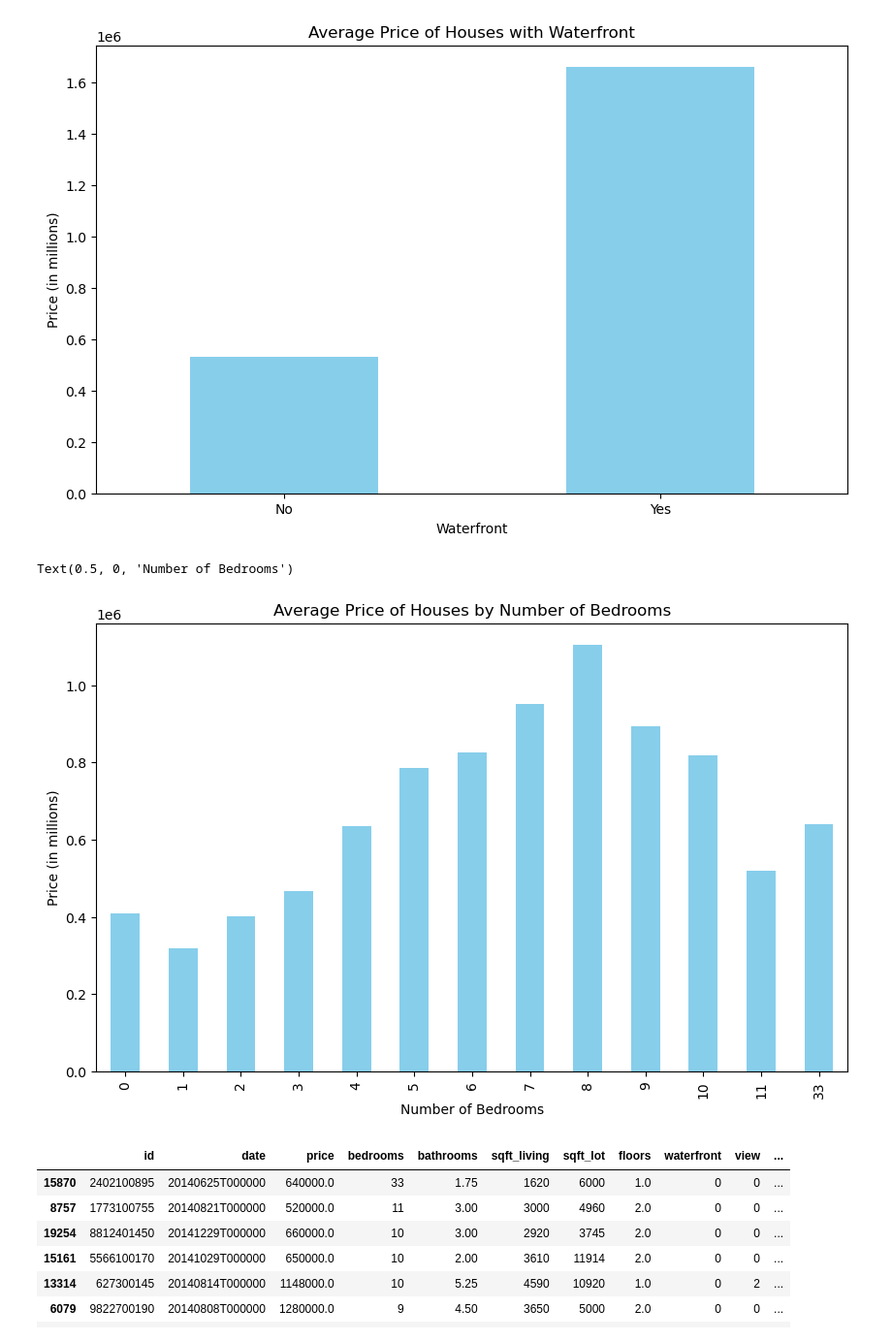
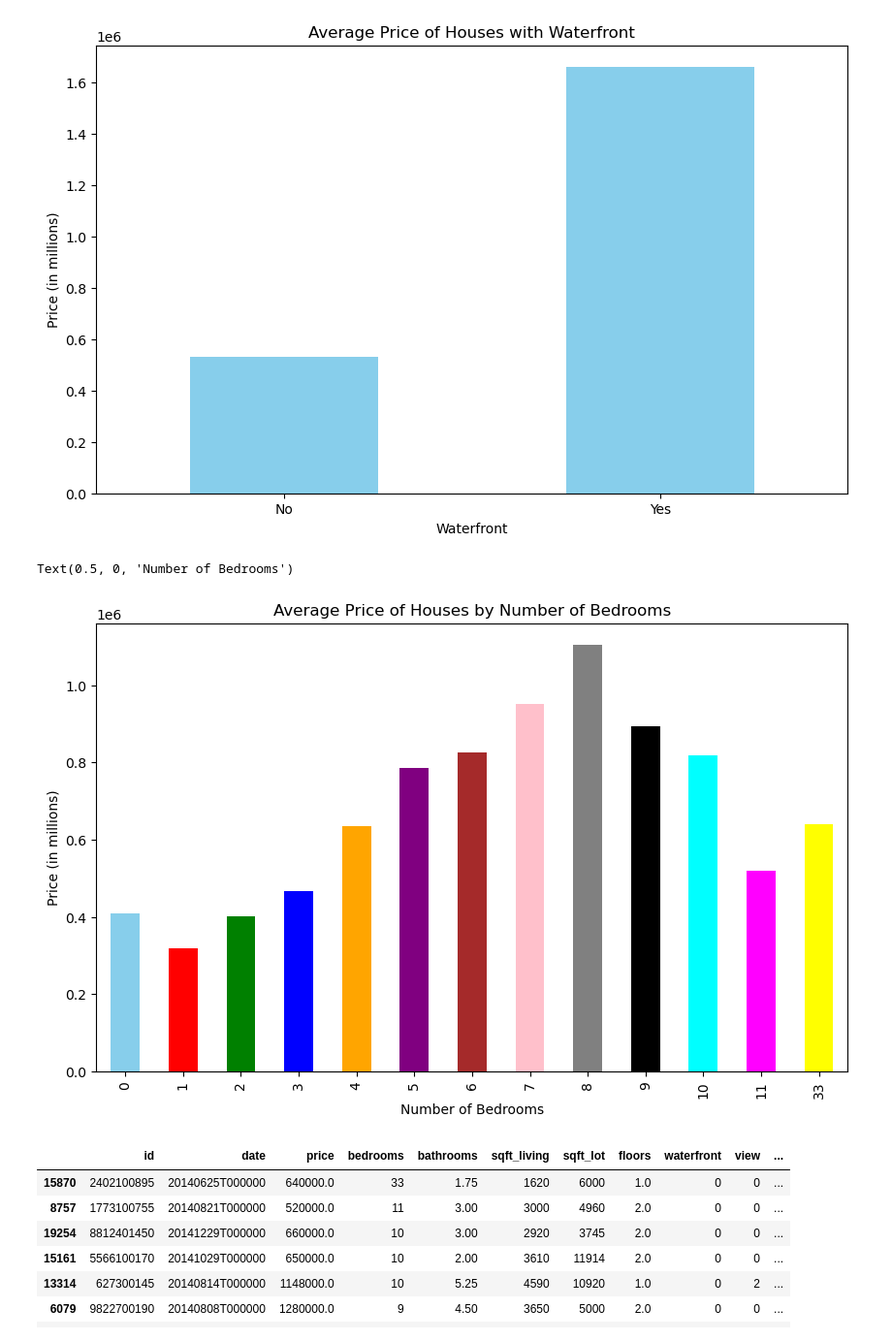
Before and after one commit to NiallGF/First-data-project, a Jupyter notebook: Kaggle Project/Workbooks/Cleaning.ipynb, the cells around one changed output. Shown: that part at 97% size. Drawn from its saved outputs; the diff is of its cells as text; code cells hidden in the pictures.

```diff
--- a/Kaggle Project/Workbooks/Cleaning.ipynb
+++ b/Kaggle Project/Workbooks/Cleaning.ipynb
@@ -63,14 +63,14 @@ ax.set_xticklabels(['No', 'Yes'], rotation=0)
 # %%
 df_price_by_bedrooms = df.groupby('bedrooms')['price'].mean()
 
-df_price_by_bedrooms.plot(kind='bar', figsize=(10, 6), color='skyblue')
+df_price_by_bedrooms.plot(kind='bar', figsize=(10, 6), color=['skyblue', 'red', 'green', 'blue', 'orange', 'purple', 'brown', 'pink', 'gray', 'black', 'cyan', 'magenta', 'yellow'])
 
 plt.title('Average Price of Houses by Number of Bedrooms')
 plt.ylabel('Price (in millions)')
 plt.xlabel('Number of Bedrooms')
 # %% [output]
 Text(0.5, 0, 'Number of Bedrooms')
-[figure, old version]
+[figure, new version]
 # %%
 df.sort_values('bedrooms', ascending=False).head(10)
 # %% [output]
```
